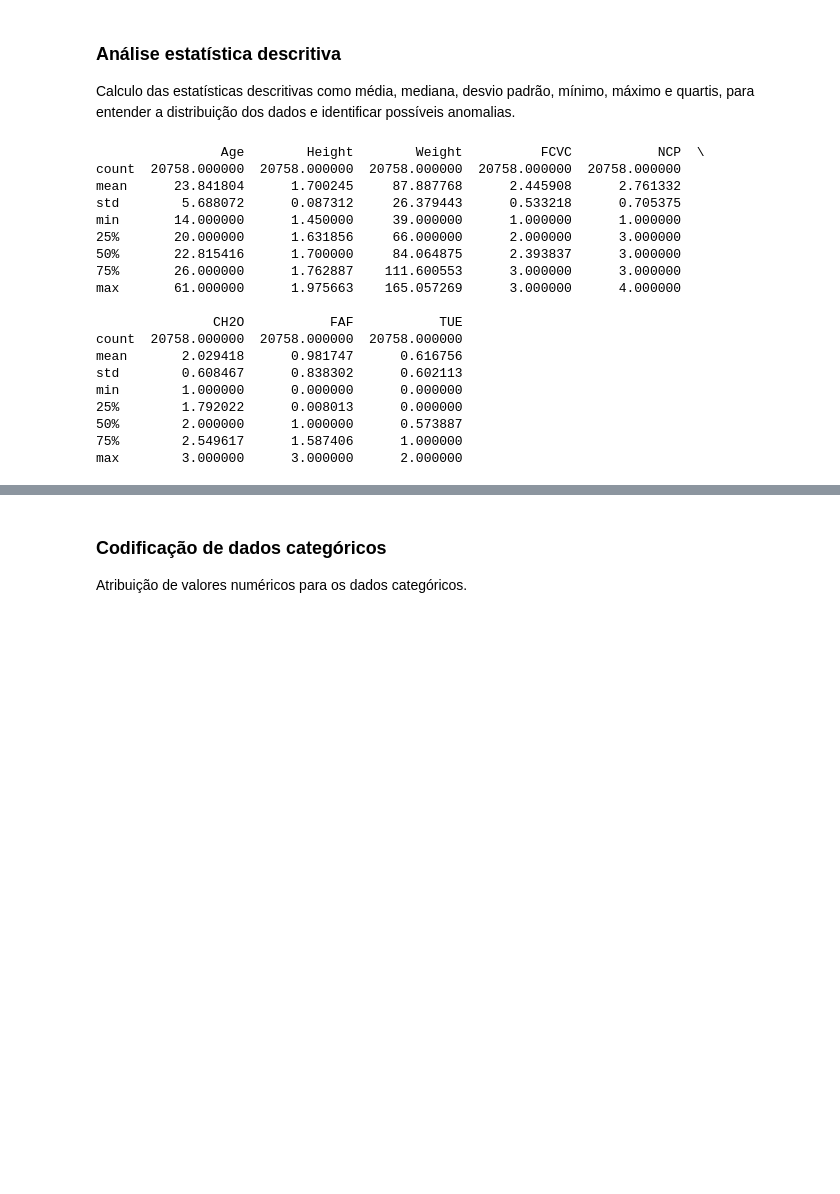
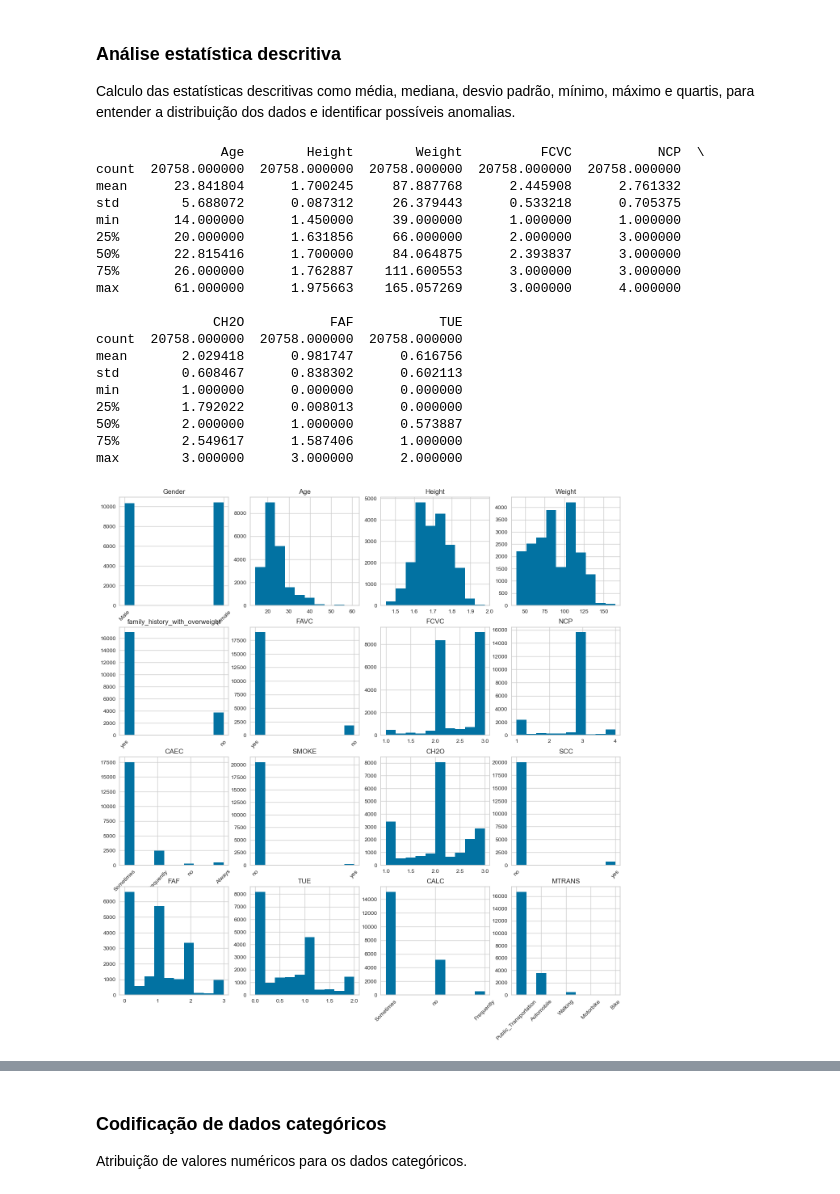
Before and after one commit to lhscaldas/multi-class_prediction_of_obesity_risk, a Jupyter notebook: obesity_classifier.ipynb, the cells around one changed output, grey strips where cells are left out. Saved outputs shown, nothing was run; the diff lists cells and outputs as text; code cells hidden in the pictures; blank space fills up the shorter version.

Commit message:
inclusão dos histogramas

```diff
--- a/obesity_classifier.ipynb
+++ b/obesity_classifier.ipynb
@@ -108,25 +108,45 @@ Nenhum dos dois datasets possui dados faltantes. A verificação de linhas dupli
 ### Análise estatística descritiva
 
 Calculo das estatísticas descritivas como média, mediana, desvio padrão, mínimo, máximo e quartis, para entender a distribuição dos dados e identificar possíveis anomalias.
-# %%
-print(train_dataset.iloc[:,1:].describe())
-# %% [output]
-                Age        Height        Weight          FCVC           NCP  \
-count  20758.000000  20758.000000  20758.000000  20758.000000  20758.000000
-mean      23.841804      1.700245     87.887768      2.445908      2.761332
-std        5.688072      0.087312     26.379443      0.533218      0.705375
-min       14.000000      1.450000     39.000000      1.000000      1.000000
-25%       20.000000      1.631856     66.000000      2.000000      3.000000
-50%       22.815416      1.700000     84.064875      2.393837      3.000000
-75%       26.000000      1.762887    111.600553      3.000000      3.000000
-max       61.000000      1.975663    165.057269      3.000000      4.000000
-
-               CH2O           FAF           TUE
-count  20758.000000  20758.000000  20758.000000
-mean       2.029418      0.981747      0.616756
-std        0.608467      0.838302      0.602113
-min        1.000000      0.000000      0.000000
-25%        1.792022      0.008013      0.000000
-50%        2.000000      1.000000      0.573887
-75%        2.549617      1.587406      1.000000
-max        3.000000      3.000000      2.000000
+# %%
+print(train_dataset.iloc[:,1:].describe())
+
+fig, axs = plt.subplots(nrows=4, ncols=4, figsize=(16, 16))
+
+# Iterar sobre as colunas do DataFrame e plotar histograma em cada subplot
+for i, coluna in enumerate(train_dataset.iloc[:,1:-1].columns):
+    row = i // 4
+    col = i % 4
+    axs[row, col].hist(train_dataset[coluna], bins=10)
+    axs[row, col].set_title(coluna)
+    if test_dataset[coluna].dtype == 'object':
+        axs[row, col].set_xticks(train_dataset[coluna].unique())
+        axs[row, col].set_xticklabels(train_dataset[coluna].unique(), rotation=45)
+plt.show();
+
+plt.figure()
+train_dataset["NObeyesdad"].hist()
+plt.title("NObeyesdad")
+plt.xticks(rotation=45)
+plt.show();
+# %% [output]
+                Age        Height        Weight          FCVC           NCP  \
+count  20758.000000  20758.000000  20758.000000  20758.000000  20758.000000
+mean      23.841804      1.700245     87.887768      2.445908      2.761332
+std        5.688072      0.087312     26.379443      0.533218      0.705375
+min       14.000000      1.450000     39.000000      1.000000      1.000000
+25%       20.000000      1.631856     66.000000      2.000000      3.000000
+50%       22.815416      1.700000     84.064875      2.393837      3.000000
+75%       26.000000      1.762887    111.600553      3.000000      3.000000
+max       61.000000      1.975663    165.057269      3.000000      4.000000
+
+               CH2O           FAF           TUE
+count  20758.000000  20758.000000  20758.000000
+mean       2.029418      0.981747      0.616756
+std        0.608467      0.838302      0.602113
+min        1.000000      0.000000      0.000000
+25%        1.792022      0.008013      0.000000
+50%        2.000000      1.000000      0.573887
+75%        2.549617      1.587406      1.000000
+max        3.000000      3.000000      2.000000
+[figure, added]
```
Also changed, not shown: parts of 2 cells of this notebook.
